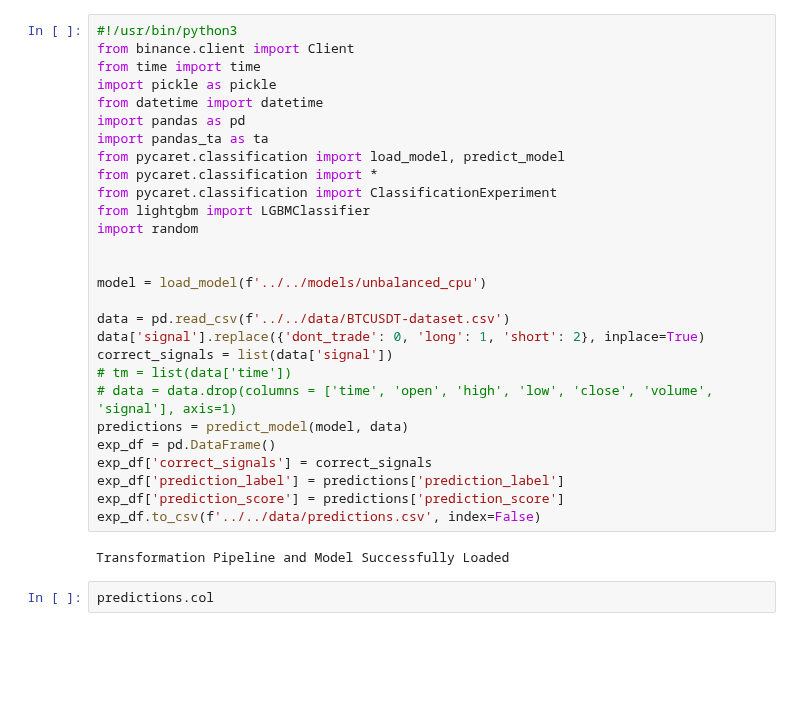
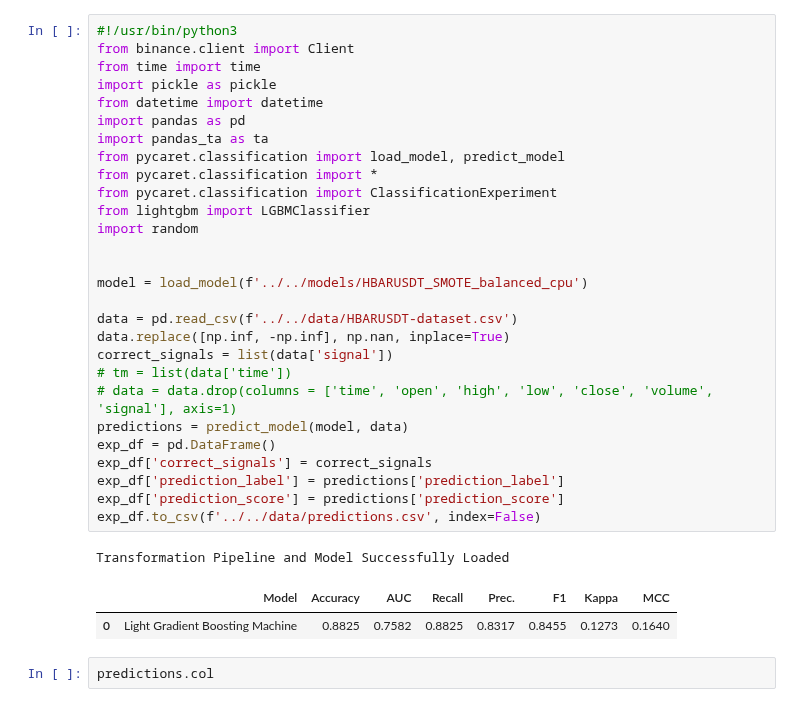
Before and after one commit to henokali1/trdr, a Jupyter notebook: ml/pg.ipynb, the cells around one changed output. Cells and saved outputs as stored; diff of their text form; blank space fills up the shorter version.

```diff
--- a/ml/pg.ipynb
+++ b/ml/pg.ipynb
@@ -194,32 +355,34 @@ ETHUSDT Features Generated and saved
 # %%
 #!/usr/bin/python3
 from binance.client import Client
 from time import time
 import pickle as pickle
 from datetime import datetime
 import pandas as pd
 import pandas_ta as ta
 from pycaret.classification import load_model, predict_model
 from pycaret.classification import *
 from pycaret.classification import ClassificationExperiment
 from lightgbm import LGBMClassifier
 import random
 
 
-model = load_model(f'../../models/unbalanced_cpu')
+model = load_model(f'../../models/HBARUSDT_SMOTE_balanced_cpu')
 
-data = pd.read_csv(f'../../data/BTCUSDT-dataset.csv')
-data['signal'].replace({'dont_trade': 0, 'long': 1, 'short': 2}, inplace=True)
+data = pd.read_csv(f'../../data/HBARUSDT-dataset.csv')
+data.replace([np.inf, -np.inf], np.nan, inplace=True)
 correct_signals = list(data['signal'])
 # tm = list(data['time'])
 # data = data.drop(columns = ['time', 'open', 'high', 'low', 'close', 'volume', 'signal'], axis=1)
 predictions = predict_model(model, data)
 exp_df = pd.DataFrame()
 exp_df['correct_signals'] = correct_signals
 exp_df['prediction_label'] = predictions['prediction_label']
 exp_df['prediction_score'] = predictions['prediction_score']
 exp_df.to_csv(f'../../data/predictions.csv', index=False)
 # %% [output]
 Transformation Pipeline and Model Successfully Loaded
+|  | Model | Accuracy | AUC | Recall | Prec. | F1 | Kappa | MCC |
+| 0 | Light Gradient Boosting Machine | 0.8825 | 0.7582 | 0.8825 | 0.8317 | 0.8455 | 0.1273 | 0.1640 |
 # %%
 predictions.col
```
Also changed, not shown: parts of 3 cells of this notebook, 2 other files.
